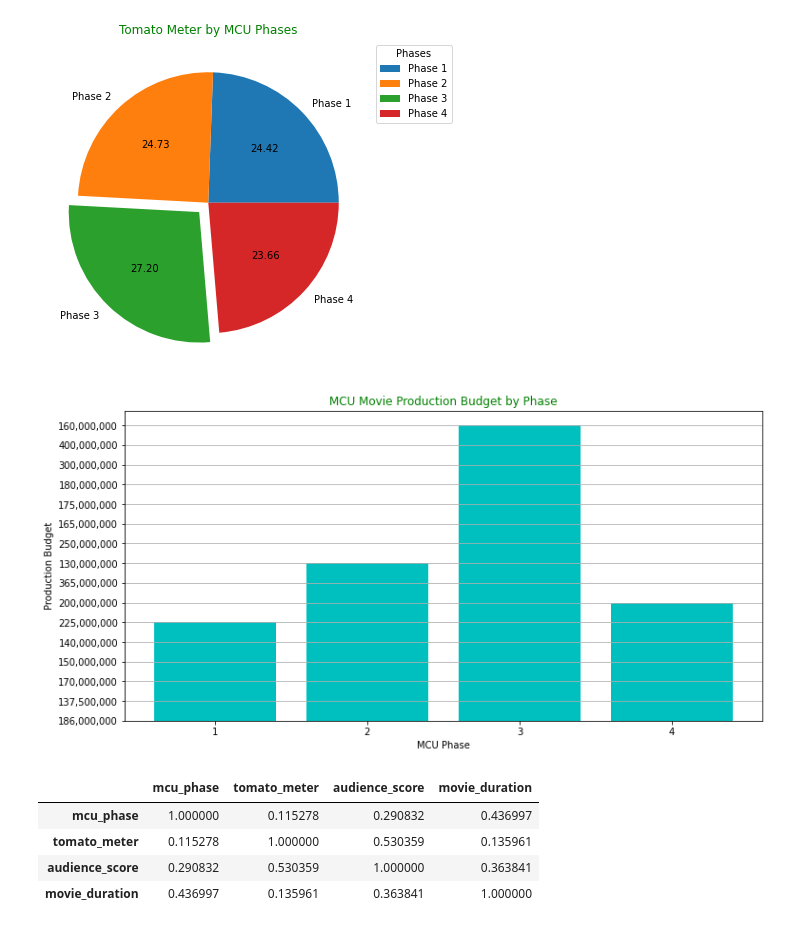
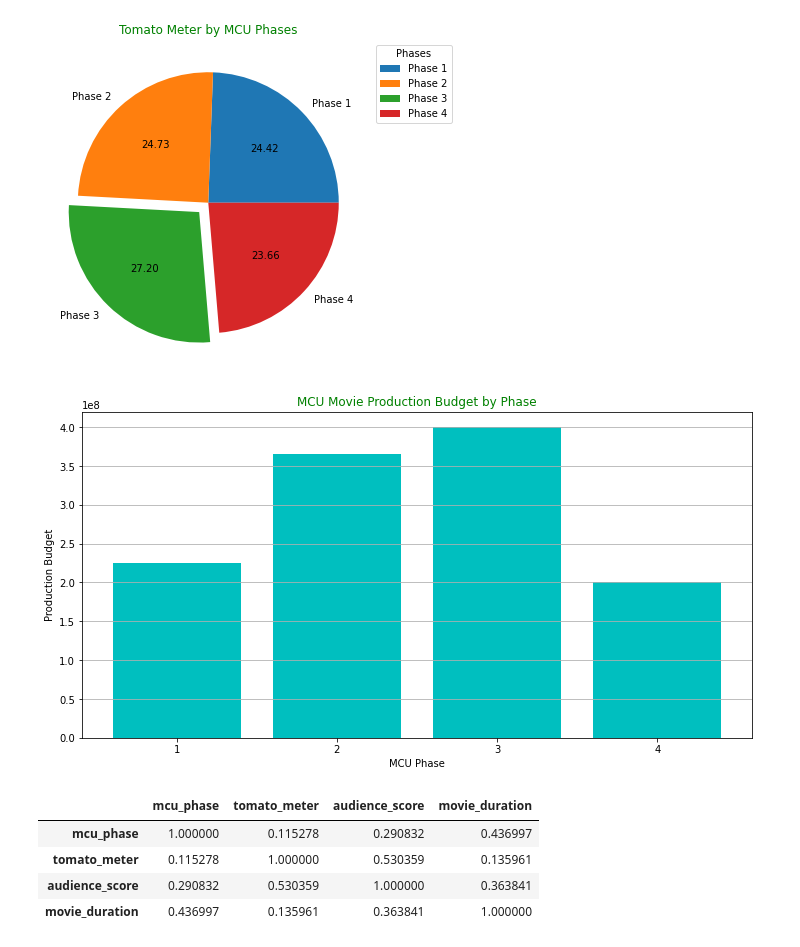
Before and after one commit to teeloren/mcu_data, a Jupyter notebook: mcu.ipynb, the cells around one changed output. Cells and saved outputs as stored; diff of their text form; code cells hidden in the pictures.

Commit message:
images_2

```diff
--- a/mcu.ipynb
+++ b/mcu.ipynb
@@ -39,17 +39,17 @@ plt.show()
 # %% [output]
 [figure]
 # %%
-plt.figure(figsize=(12,6))
+# plt.figure(figsize=(12,6))
 plt.bar(data['mcu_phase'], data['production_budget'], color='c')
 plt.xticks(np.arange(1, 5, step=1))
 plt.xlabel('MCU Phase')
 plt.ylabel('Production Budget')
 plt.title('MCU Movie Production Budget by Phase', c='g')
 plt.grid(axis='y')
-plt.savefig('mcu_bar.png', dpi=300)
+plt.savefig('mcu_bar.jpg')
 plt.show()
 # %% [output]
-[figure, old version]
+[figure, new version]
 # %%
 data.corr()
 # %% [output]
```
Also changed, not shown: parts of 5 cells of this notebook, 6 other files.
